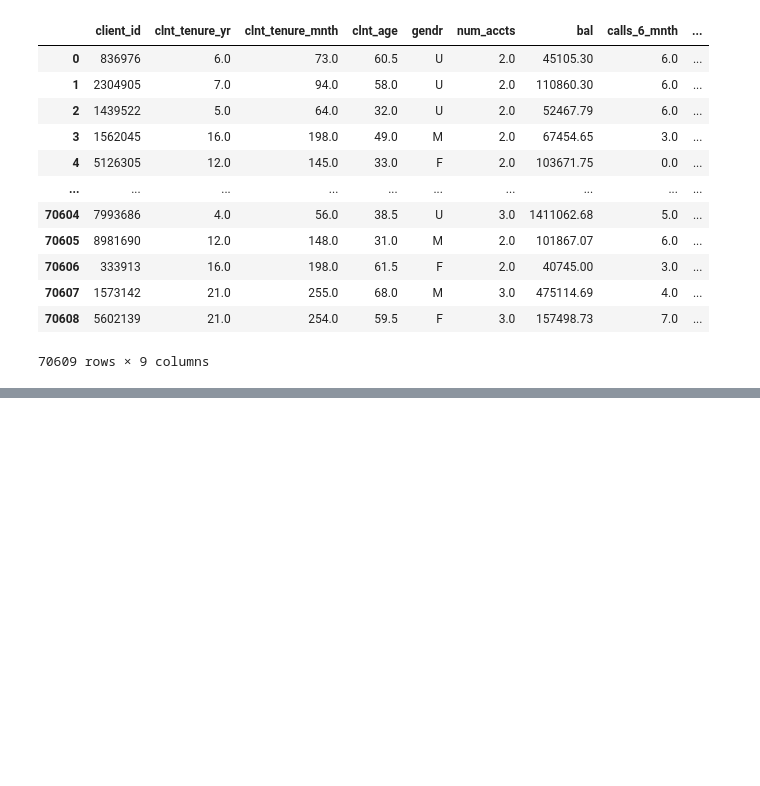
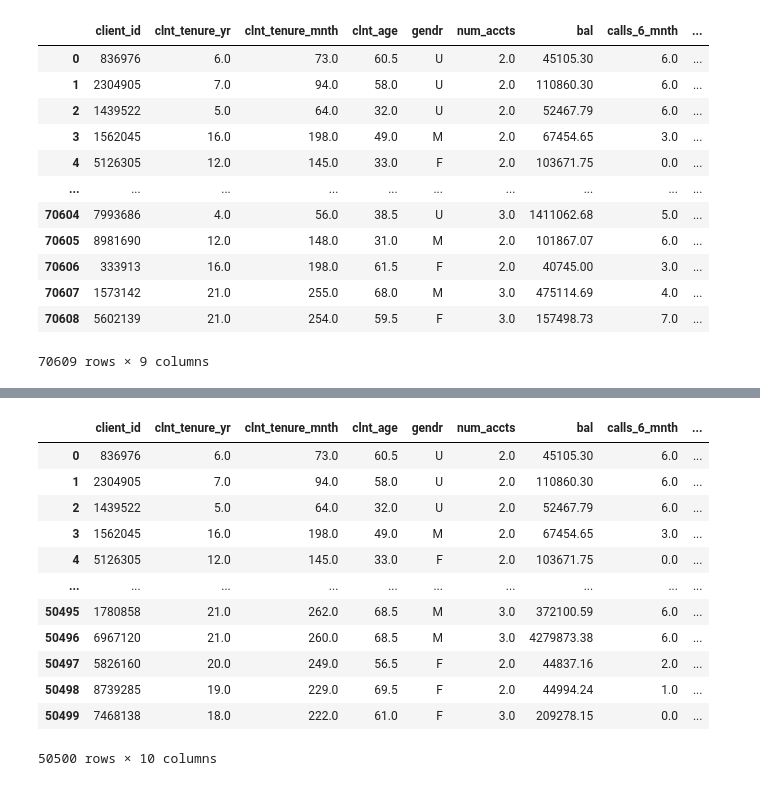
Before and after one commit to mirajkarsneha/vanguard-ab-test, a Jupyter notebook: data_cleaning.ipynb, the cells around one changed output, grey strips where cells are left out. Saved outputs shown, nothing was run; the diff lists cells and outputs as text; code cells hidden in the pictures; blank space fills up the shorter version.

```diff
--- a/data_cleaning.ipynb
+++ b/data_cleaning.ipynb
@@ -5,15 +5,19 @@ import matplotlib.pyplot as plt
 
 # Client Profiles
 file_path = '/Users/rishikeshdhokare/Documents/Ironhack/MiniProject/project2-vanguard/DataFiles/df_final_demo.txt'
-df = pd.read_csv(file_path, encoding='utf-8')
+df_final_demo = pd.read_csv(file_path, encoding='utf-8')
 
 ###Rename###
+# Count NaN values and empty strings in the 'gender' column
+#num_empty_or_nan = df['gendr'].isna().sum() + (df['gendr'] == '').sum()
+
+#print(f"Number of NaN or empty values in the 'gender' column: {num_empty_or_nan}")
 
 ###Remove NAN ######
 
 ### Change data type float for age,num_accts, calls_6_mnth, logons_6_mnth
 
-df
+df_final_demo
 # %% [output]
 |  | client_id | clnt_tenure_yr | clnt_tenure_mnth | clnt_age | gendr | num_accts | bal | calls_6_mnth | ... |
 | 0 | 836976 | 6.0 | 73.0 | 60.5 | U | 2.0 | 45105.30 | 6.0 | ... |
@@ -30,0 +54,10 @@ df
+# %%
+# Count NaN values and empty strings in the 'gender' column
+df_final_experiment_clients = df_final_experiment_clients['Variation'].isna().sum() + (df_final_experiment_clients['Variation'] == '').sum()
+print(f"Number of NaN or empty values in the 'Variation' column: {num_empty_or_nan}")
+
+df_final_experiment_clients = df.dropna(subset=['Variation'])
+df_final_experiment_clients.reset_index(drop=True, inplace=True)
+
+print("DataFrame after dropping NaN values in 'Variation':")
+print(df_final_experiment_clients)
@@ -30,0 +81,18 @@ df
+# %%
+# Example of merging the DataFrames
+test_control_df = pd.merge(df_final_demo, df_final_experiment_clients, on='client_id', how='inner')
+test_control_df
+# %% [output]
+|  | client_id | clnt_tenure_yr | clnt_tenure_mnth | clnt_age | gendr | num_accts | bal | calls_6_mnth | ... |
+| 0 | 836976 | 6.0 | 73.0 | 60.5 | U | 2.0 | 45105.30 | 6.0 | ... |
+| 1 | 2304905 | 7.0 | 94.0 | 58.0 | U | 2.0 | 110860.30 | 6.0 | ... |
+| 2 | 1439522 | 5.0 | 64.0 | 32.0 | U | 2.0 | 52467.79 | 6.0 | ... |
+| 3 | 1562045 | 16.0 | 198.0 | 49.0 | M | 2.0 | 67454.65 | 3.0 | ... |
+| 4 | 5126305 | 12.0 | 145.0 | 33.0 | F | 2.0 | 103671.75 | 0.0 | ... |
+| ... | ... | ... | ... | ... | ... | ... | ... | ... | ... |
+| 50495 | 1780858 | 21.0 | 262.0 | 68.5 | M | 3.0 | 372100.59 | 6.0 | ... |
+| 50496 | 6967120 | 21.0 | 260.0 | 68.5 | M | 3.0 | 4279873.38 | 6.0 | ... |
+| 50497 | 5826160 | 20.0 | 249.0 | 56.5 | F | 2.0 | 44837.16 | 2.0 | ... |
+| 50498 | 8739285 | 19.0 | 229.0 | 69.5 | F | 2.0 | 44994.24 | 1.0 | ... |
+| 50499 | 7468138 | 18.0 | 222.0 | 61.0 | F | 3.0 | 209278.15 | 0.0 | ... |
+50500 rows × 10 columns
```
Also changed, not shown: parts of 23 cells of this notebook.
